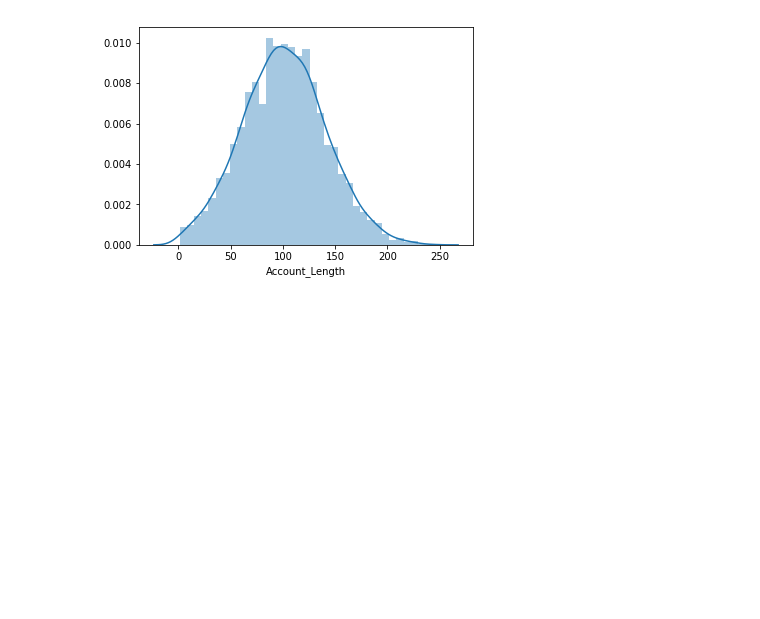
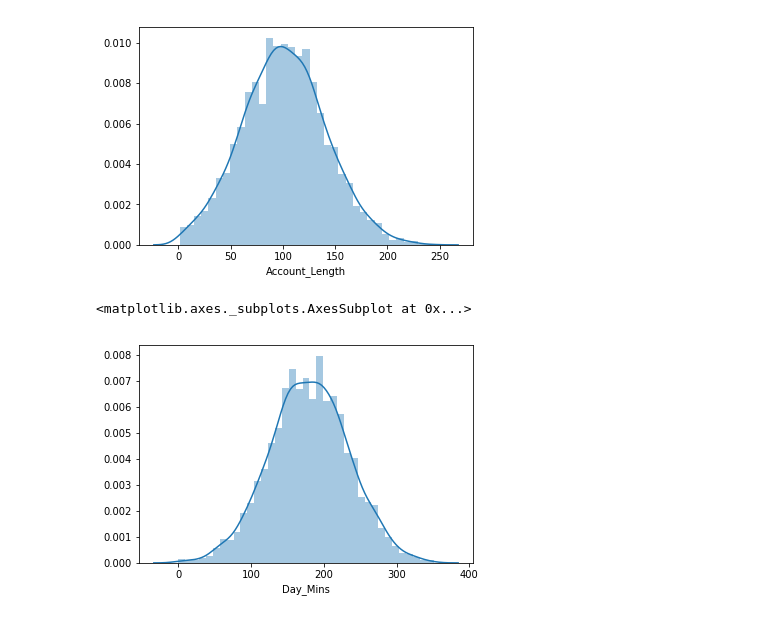
Before and after one commit to MarcelaMonteiroMontenegroGallo/Python, a Jupyter notebook: Predicting_Customer_Churn.ipynb, the cells around one changed output. Drawn from its saved outputs; the diff is of its cells as text; code cells hidden in the pictures; blank space fills up the shorter version.

```diff
--- a/Predicting_Customer_Churn.ipynb
+++ b/Predicting_Customer_Churn.ipynb
@@ -95,3 +95,8 @@ sns.distplot(telco['Account_Length'])
 # %% [output]
 <matplotlib.axes._subplots.AxesSubplot at 0x...>
 [figure]
+# %%
+sns.distplot(telco['Day_Mins'])
+# %% [output]
+<matplotlib.axes._subplots.AxesSubplot at 0x...>
+[figure, added]
```
Also changed, not shown: parts of 4 cells of this notebook.
